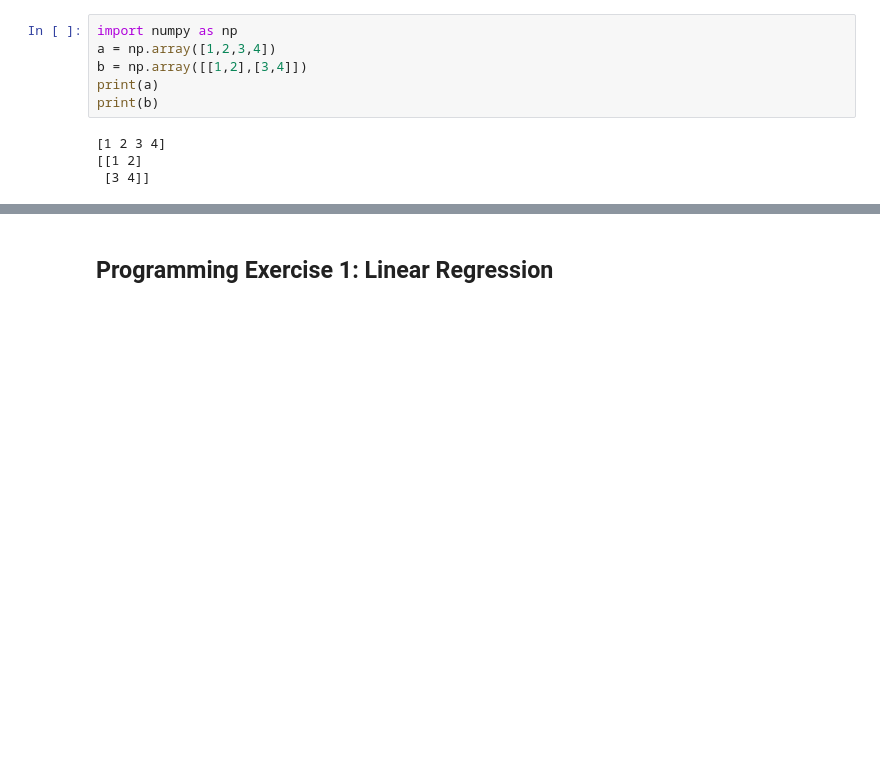
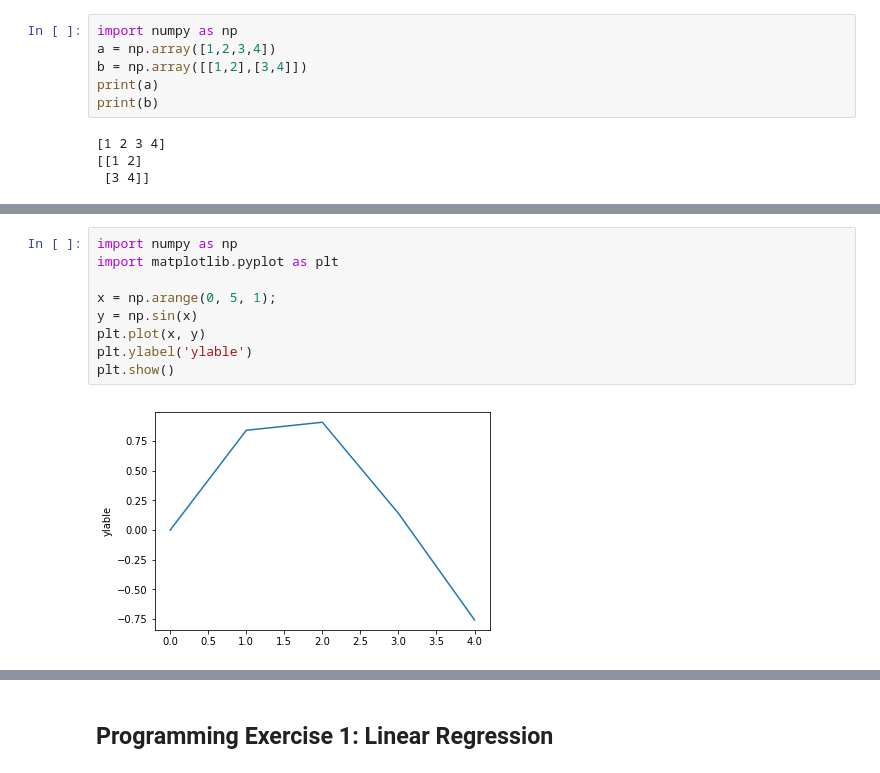
Before and after one commit to kymkh0902/studyroom, a Jupyter notebook: Lecture/Machine learning/Code/ex1/ex1.ipynb, the cells around one changed output, grey strips where cells are left out. Saved outputs shown, nothing was run; the diff lists cells and outputs as text; blank space fills up the shorter version.

```diff
--- a/Lecture/Machine learning/Code/ex1/ex1.ipynb
+++ b/Lecture/Machine learning/Code/ex1/ex1.ipynb
@@ -92,0 +243,11 @@ print(b)
+# %%
+import numpy as np
+import matplotlib.pyplot as plt
+
+x = np.arange(0, 5, 1);
+y = np.sin(x)
+plt.plot(x, y)
+plt.ylabel('ylable')
+plt.show()
+# %% [output]
+[figure, added]
```
Also changed, not shown: parts of 33 cells of this notebook, 2 other files.
